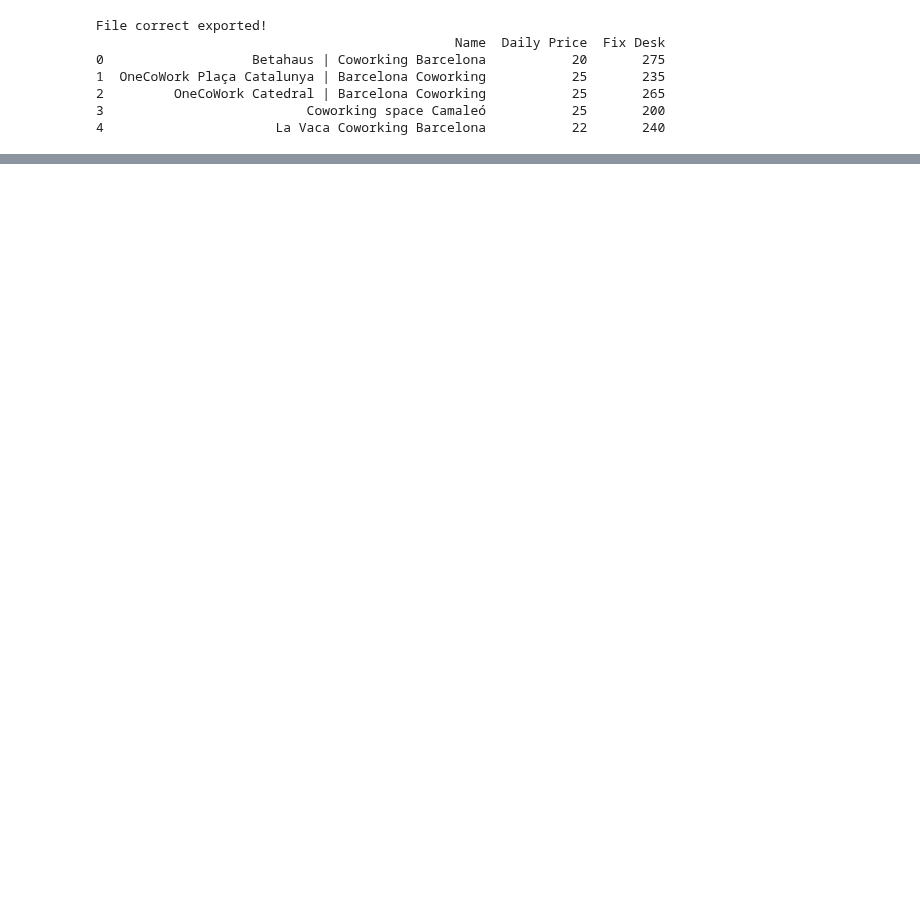
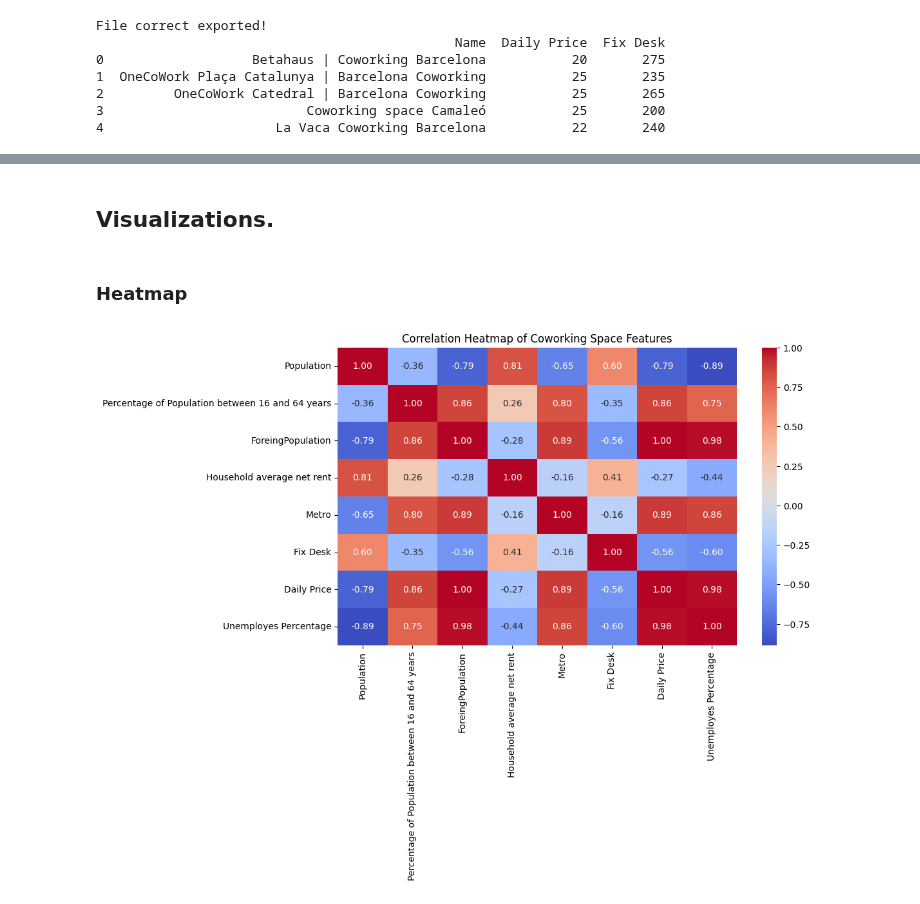
Before and after one commit to GabrielFersPin/Coworking, a Jupyter notebook: src/data_processing/corr_barcelona.ipynb, the cells around one changed output, grey strips where cells are left out. Saved outputs shown, nothing was run; the diff lists cells and outputs as text; code cells hidden in the pictures; blank space fills up the shorter version.

```diff
--- a/src/data_processing/corr_barcelona.ipynb
+++ b/src/data_processing/corr_barcelona.ipynb
@@ -48,0 +65,4 @@ merge_data.head()
+# %%
+merge_data = merge_data.drop(columns='Unnamed: 8', axis=1)
+
+merge_data.info()
@@ -48,0 +87,21 @@ merge_data.head()
+# %%
+# Calculate the unemployment percentage
+merge_data['Unemployes Percentage'] = (merge_data['Unemployes'] / merge_data['Population'].replace(0, 1)) * 100
+
+# Remove the raw 'Unemployes' column
+merge_df = merge_data.drop(columns=['Unemployes'])
+# %%
+from sklearn.preprocessing import StandardScaler
+
+# Initialize the StandardScaler
+scaler = StandardScaler()
+
+# Select the numerical columns you want to scale
+numerical_columns = ['Population', 'Percentage of Population between 16 and 64 years', 'ForeingPopulation',
+                     'Household average net rent', 'Metro', 'Fix Desk', 'Daily Price', 'Unemployes Percentage']
+
+# Apply the scaling to these columns
+merge_data[numerical_columns] = scaler.fit_transform(merge_data[numerical_columns])
+
+# Check the result
+merge_data.head()
@@ -48,0 +115,18 @@ merge_data.head()
+# %% [markdown]
+## Visualizations.
+# %% [markdown]
+### Heatmap
+# %%
+import seaborn as sns
+import matplotlib.pyplot as plt
+
+# Calculate the correlation matrix
+corr_matrix = merge_data[numerical_columns].corr()
+
+# Plot the heatmap
+plt.figure(figsize=(10, 6))
+sns.heatmap(corr_matrix, annot=True, cmap='coolwarm', fmt='.2f', cbar=True)
+plt.title('Correlation Heatmap of Coworking Space Features')
+plt.show()
+# %% [output]
+[figure, added]
```
Also changed, not shown: parts of 6 cells of this notebook.
